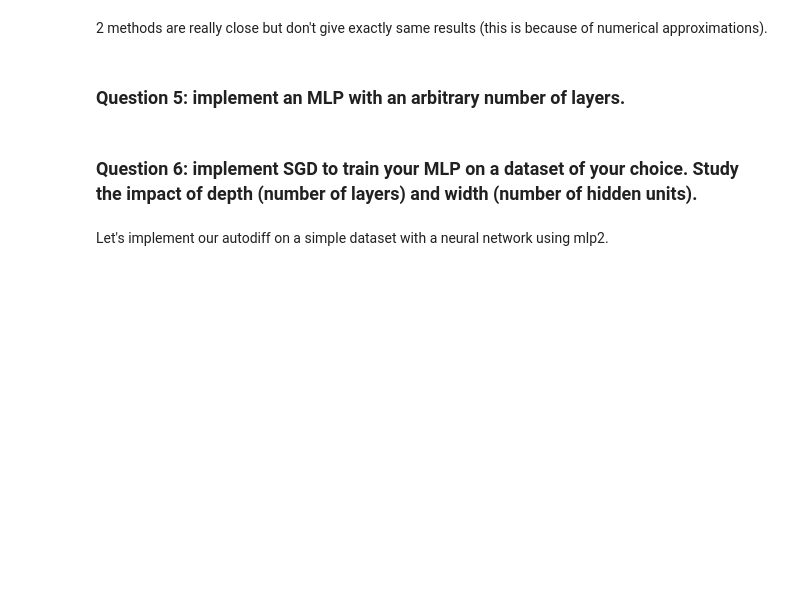
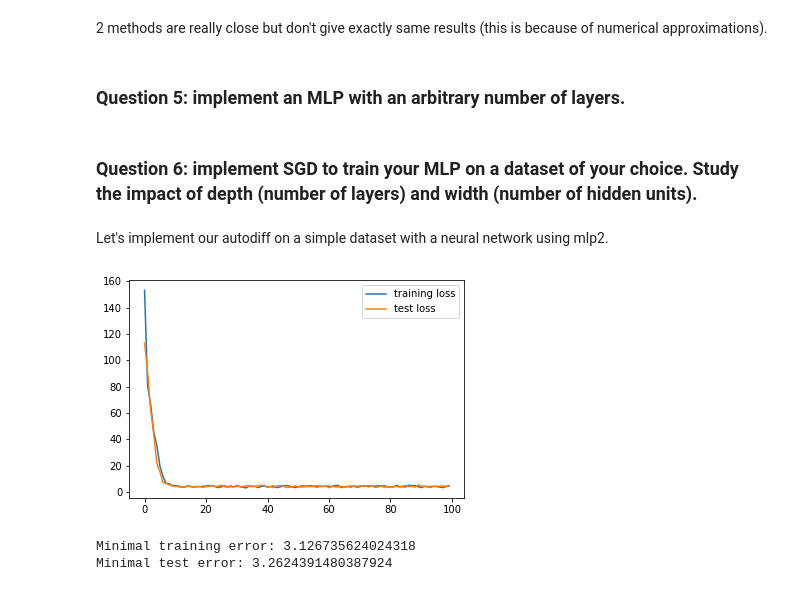
Before and after one commit to kunschg/Optimization-for-ML-, a Jupyter notebook: Part2-autodiff.ipynb, the cells around one changed output. Saved outputs shown, nothing was run; the diff lists cells and outputs as text; code cells hidden in the pictures; blank space fills up the shorter version.

```diff
--- a/Part2-autodiff.ipynb
+++ b/Part2-autodiff.ipynb
@@ -105,7 +114,7 @@ def dot(W, x):
 # %%
 def mlp2(x, W1, W2):
     """
-    This function defines a MLP-2 architecure with ReLU function activation
+    This function defines a MLP-2 architecture with ReLU function activation
 
     Args:
         x: an array of shape n
@@ -279,0 +381,58 @@ y = 3*x+2 + noise
+# %%
+#Generate dataset with 2 features by row, with same distribution
+nsamples = 200
+range_uniform = 5
+sigma = 2
+xtrain, ytrain = generate_dataset(nsamples, range_uniform, sigma)
+xtest, ytest = generate_dataset(nsamples, range_uniform, sigma)
+# %%
+#test with mlp2
+learning_rate = 1e-4
+nepochs = 100
+
+input_dim = xtrain.shape[1]
+hidden_dim_1 = 2
+hidden_dim_2 = 2
+
+
+#weights initialisation
+W1 = np.random.normal(loc=0, scale=1./np.sqrt(input_dim),
+          size=(hidden_dim_1, input_dim))
+W2 = np.random.normal(loc=0, scale=1./np.sqrt(hidden_dim_1),
+          size=(hidden_dim_2, hidden_dim_1))
+
+training_loss, test_loss = [], []
+
+for epoch in range(nepochs):
+
+    train_err = []
+    for n in range(nsamples):
+        random_index = np.random.randint(nsamples)
+        loss_train_it = loss(xtrain[random_index], ytrain[random_index], W1, W2)[0]
+        vector_for_starting_backward = 1 #because we use SGD, if batch would need of vector of len = batch_size
+        grad_W1 = loss(xtrain[random_index], ytrain[random_index], W1, W2)[1](vector_for_starting_backward)[2]
+        grad_W2  =  loss(xtrain[random_index], ytrain[random_index], W1, W2)[1](vector_for_starting_backward)[3]
+        W1 = W1 - learning_rate*grad_W1
+        W2 = W2 - learning_rate*grad_W2
+        train_err.append(loss_train_it)
+
+    test_err = []
+    for n in range(nsamples):
+        random_index = np.random.randint(nsamples)
+        loss_test_it = loss(xtrain[random_index], ytrain[random_index], W1, W2)[0]
+        test_err.append(loss_test_it)
+
+    training_loss.append(np.array(train_err).mean())
+    test_loss.append(np.array(test_err).mean())
+
+plt.plot(np.array(training_loss), label='training loss')
+plt.plot(np.array(test_loss), label='test loss')
+plt.legend()
+plt.show()
+
+print("Minimal training error: " + str(min(training_loss)))
+print("Minimal test error: " + str(min(test_loss)))
+# %% [output]
+[figure, added]
+Minimal training error: 3.126735624024318
+Minimal test error: 3.2624391480387924
```
Also changed, not shown: parts of 9 cells of this notebook, 1 other file.
